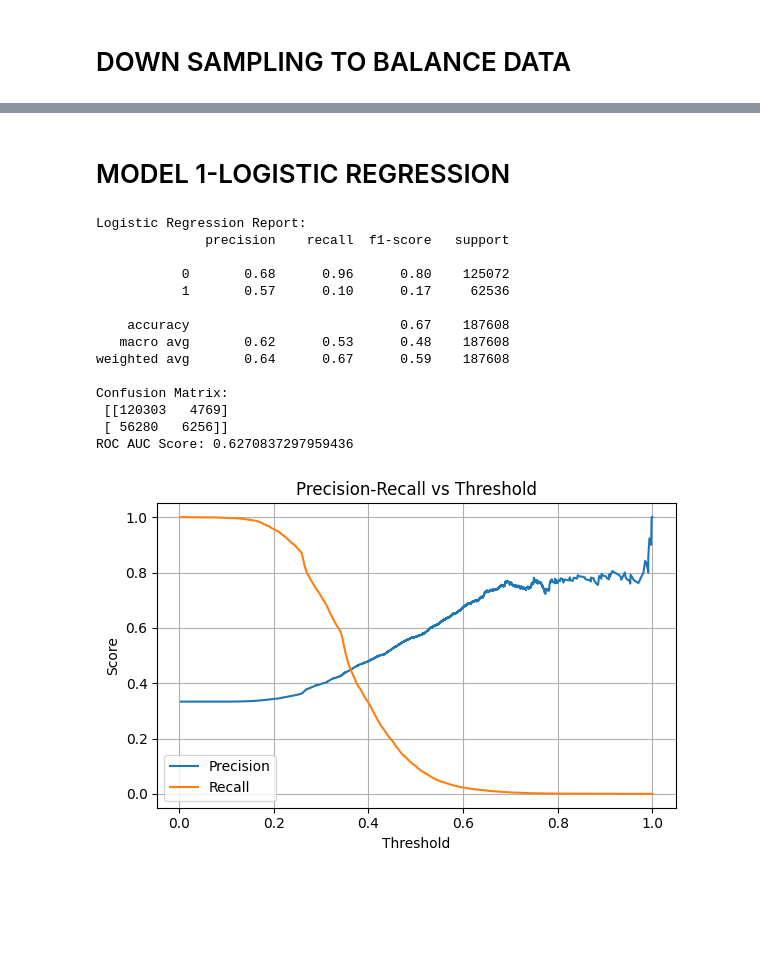
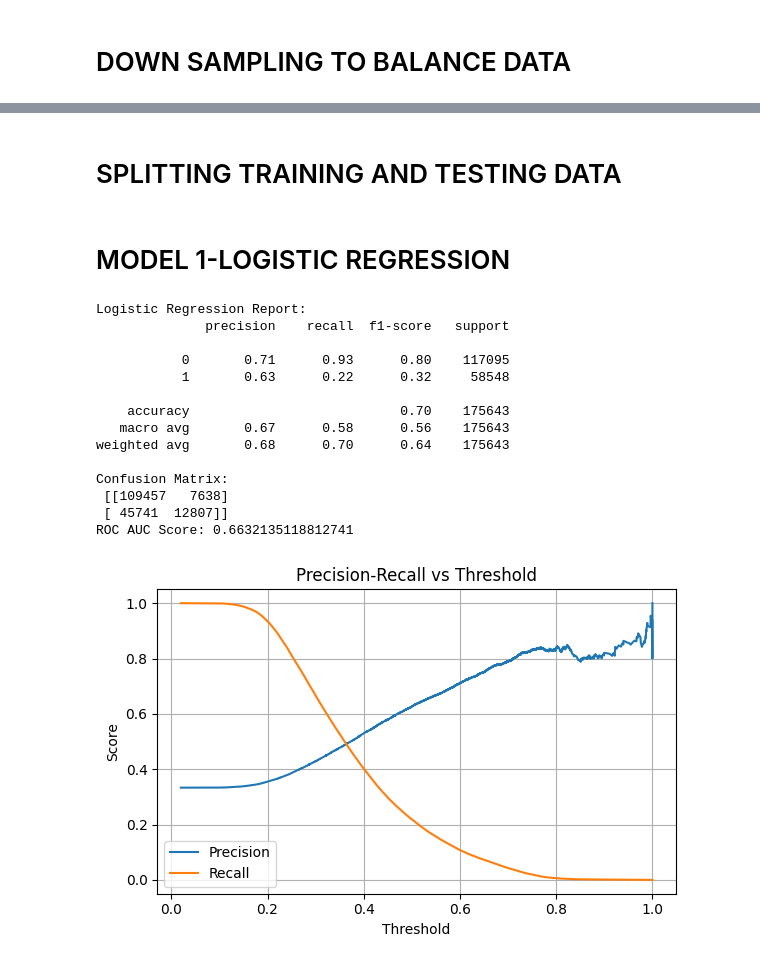
Before and after one commit to aishwarya-shekar-babu/Road-Accident-Prediction, a Jupyter notebook: Road_Accident_Prediction_eda_model1.ipynb, the cells around one changed output, grey strips where cells are left out. Saved outputs shown, nothing was run; the diff lists cells and outputs as text; code cells hidden in the pictures; blank space fills up the shorter version.

Commit message:
updated last week work-with more features added after model1 prediction with model2

```diff
--- a/Road_Accident_Prediction_eda_model1.ipynb
+++ b/Road_Accident_Prediction_eda_model1.ipynb
@@ -52,7 +49,14 @@ as_accident_df = pd.read_csv(
     dtype={'Accident_Index': str},
 )
 
+as_vehicle_df = pd.read_csv(
+    '/content/drive/MyDrive/RoadAccidentData/archive-vehicle (1)/Vehicle_Information.csv',
+    encoding='ISO-8859-1',
+    dtype={'Accident_Index': str},
+)
+
 print(as_accident_df.columns)
+print(as_vehicle_df.columns)
 # %% [output]
 Index(['Accident_Index', '1st_Road_Class', '1st_Road_Number', '2nd_Road_Class',
        '2nd_Road_Number', 'Accident_Severity', 'Carriageway_Hazards', 'Date',
@@ -282,14 +406,6 @@ as_accident_level['Number_of_Vehicles']   = \
 # %%
 # 2.7 Fill missing InScotland with "Unknown"
 as_accident_level['InScotland'] = as_accident_level['InScotland'].fillna('Unknown').astype(str).str.strip()
-
-# 2.8 Fill missing LSOA_of_Accident_Location (~7%) with "Unknown"
-as_accident_level['LSOA_of_Accident_Location'] = (
-    as_accident_level['LSOA_of_Accident_Location']
-    .fillna('Unknown')
-    .astype(str)
-    .str.strip()
-)
 # %%
 # 2.9 Fill all remaining categorical columns with "Unknown" if missing
 for col in [
@@ -334,7 +462,6 @@ as_accident_level['Hour'] = pd.to_datetime(
 as_accident_level['Hour'] = as_accident_level['Hour'].fillna(as_accident_level['Hour'].median()).astype(int)
 
 # Weekday and Month from Date_dt
-as_accident_level['Weekday_Num'] = as_accident_level['Date_dt'].dt.dayofweek
 as_accident_level['Month']       = as_accident_level['Date_dt'].dt.month
 
 # 5.8 DAY OF WEEK: Day_of_Week_Label from Date_dt (ignore original Day_of_Week)
@@ -342,6 +469,7 @@ as_accident_level['Day_of_Week_Label'] = as_accident_level['Date_dt'].dt.day_nam
 
 # Assuming 'Date_dt' is your datetime column
 as_accident_level['Year'] = as_accident_level['Date_dt'].dt.year
+
 
 # Season from Month
 def month_to_season(m):
@@ -370,6 +498,9 @@ def time_of_day(h):
     else:
         return 'Night'
 as_accident_level['Time_of_Day'] = as_accident_level['Hour'].apply(time_of_day)
+
+
+as_accident_level.drop(columns=['Date_dt'], inplace=True)
 # %%
 as_accident_level.head()
 # %% [output]
@@ -952,2 +1040,4 @@ Severe&Fatal
 Name: count, dtype: int64
 New Severe/Fatal proportion: 33.333%
+# %% [markdown]
+# SPLITTING TRAINING AND TESTING DATA
@@ -955,60 +1056,45 @@ New Severe/Fatal proportion: 33.333%
 # MODEL 1-LOGISTIC REGRESSION
 # %%
 # === Logistic Regression on Already Downsampled Data ===
-
-from sklearn.model_selection import train_test_split
-from sklearn.linear_model import LogisticRegression
-from sklearn.metrics import classification_report, confusion_matrix, roc_auc_score, precision_recall_curve
-import matplotlib.pyplot as plt
-
-# 1. Features and Target
-X = balanced_df.drop(columns=['Severe&Fatal'])
-y = balanced_df['Severe&Fatal']
-
-# 2. Train-Test Split
-X_train, X_test, y_train, y_test = train_test_split(
-    X, y, test_size=0.2, stratify=y, random_state=42
-)
-
-# 3. Train Logistic Regression
-log_clf = LogisticRegression(max_iter=1000, solver='liblinear')
+# Train Logistic Regression
+log_clf = LogisticRegression(max_iter=500, solver='liblinear')
 log_clf.fit(X_train, y_train)
 
-# 4. Predictions
+# Predictions
 y_pred = log_clf.predict(X_test)
 y_proba = log_clf.predict_proba(X_test)[:, 1]
 
-# 5. Evaluation
+# Evaluation
 print("\nLogistic Regression Report:")
 print(classification_report(y_test, y_pred))
 print("Confusion Matrix:\n", confusion_matrix(y_test, y_pred))
 print("ROC AUC Score:", roc_auc_score(y_test, y_proba))
 
-# 6. Precision-Recall Curve + Custom Threshold
+# Precision-Recall Curve + Custom Threshold
 precision, recall, thresholds = precision_recall_curve(y_test, y_proba)
 plt.figure(figsize=(6, 4))
 plt.plot(thresholds, precision[:-1], label='Precision')
 plt.plot(thresholds, recall[:-1], label='Recall')
 plt.xlabel('Threshold')
 plt.ylabel('Score')
 plt.title('Precision-Recall vs Threshold')
 plt.legend()
 plt.grid(True)
 plt.tight_layout()
 plt.show()
 # %% [output]
 Logistic Regression Report:
               precision    recall  f1-score   support
 
-           0       0.68      0.96      0.80    125072
-           1       0.57      0.10      0.17     62536
+           0       0.71      0.93      0.80    117095
+           1       0.63      0.22      0.32     58548
 
-    accuracy                           0.67    187608
-   macro avg       0.62      0.53      0.48    187608
-weighted avg       0.64      0.67      0.59    187608
+    accuracy                           0.70    175643
+   macro avg       0.67      0.58      0.56    175643
+weighted avg       0.68      0.70      0.64    175643
 
 Confusion Matrix:
- [[120303   4769]
- [ 56280   6256]]
-ROC AUC Score: 0.6270837297959436
+ [[109457   7638]
+ [ 45741  12807]]
+ROC AUC Score: 0.6632135118812741
-[figure, old version]
+[figure, new version]
```
Also changed, not shown: parts of 55 cells of this notebook.
